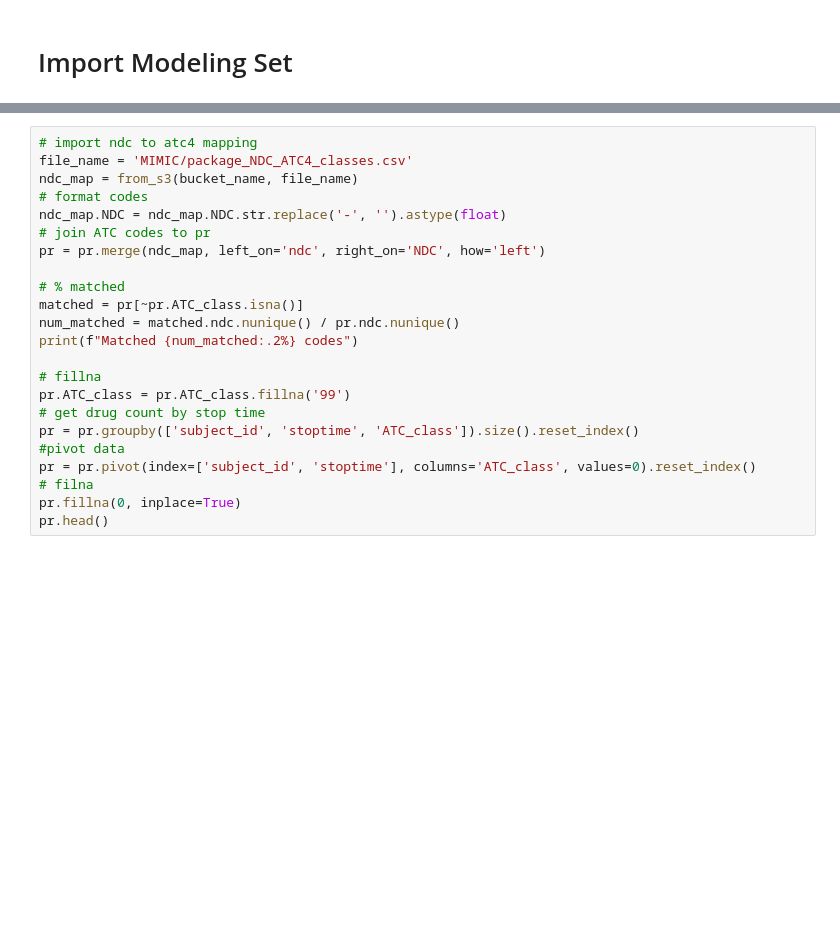
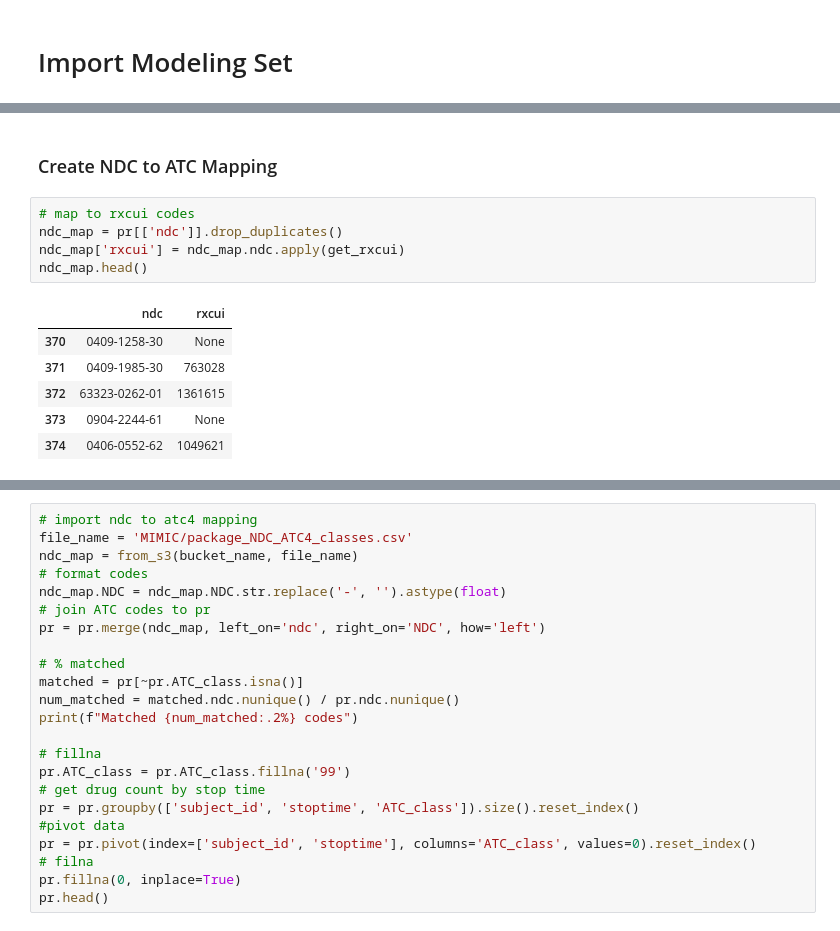
Before and after one commit to Jas-Dinh/resist.ai, a Jupyter notebook: Feature Engineering/mimic_feat_eng_diag_pr.ipynb, the cells around one changed output, grey strips where cells are left out. Saved outputs shown, nothing was run; the diff lists cells and outputs as text; blank space fills up the shorter version.

```diff
--- a/Feature Engineering/mimic_feat_eng_diag_pr.ipynb
+++ b/Feature Engineering/mimic_feat_eng_diag_pr.ipynb
@@ -106,0 +102,14 @@ diag_pivot.head()
+# %% [markdown]
+### Create NDC to ATC Mapping
+# %%
+# map to rxcui codes
+ndc_map = pr[['ndc']].drop_duplicates()
+ndc_map['rxcui'] = ndc_map.ndc.apply(get_rxcui)
+ndc_map.head()
+# %% [output]
+|  | ndc | rxcui |
+| 370 | 0409-1258-30 | None |
+| 371 | 0409-1985-30 | 763028 |
+| 372 | 63323-0262-01 | 1361615 |
+| 373 | 0904-2244-61 | None |
+| 374 | 0406-0552-62 | 1049621 |
```
Also changed, not shown: parts of 26 cells of this notebook, 3 other files.
